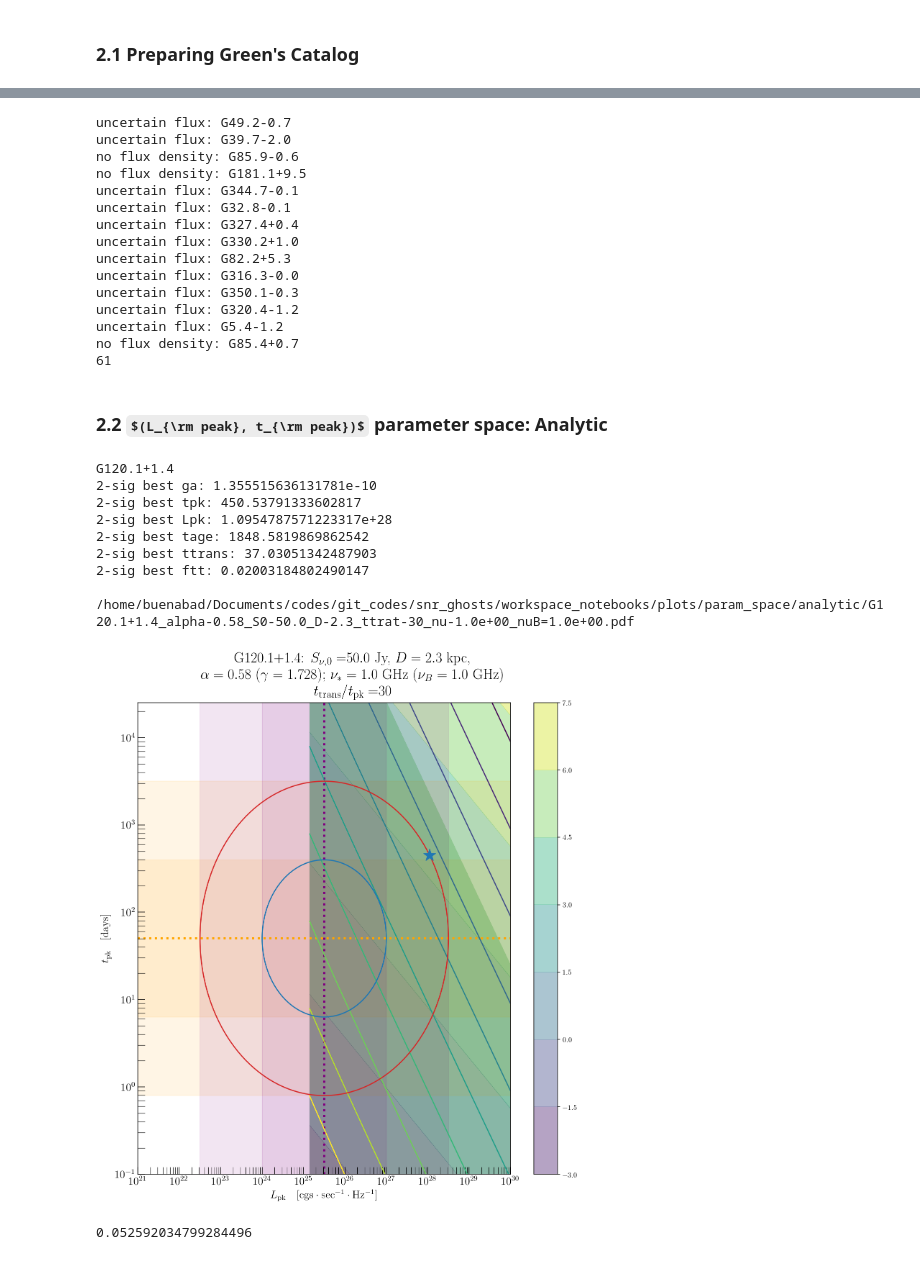
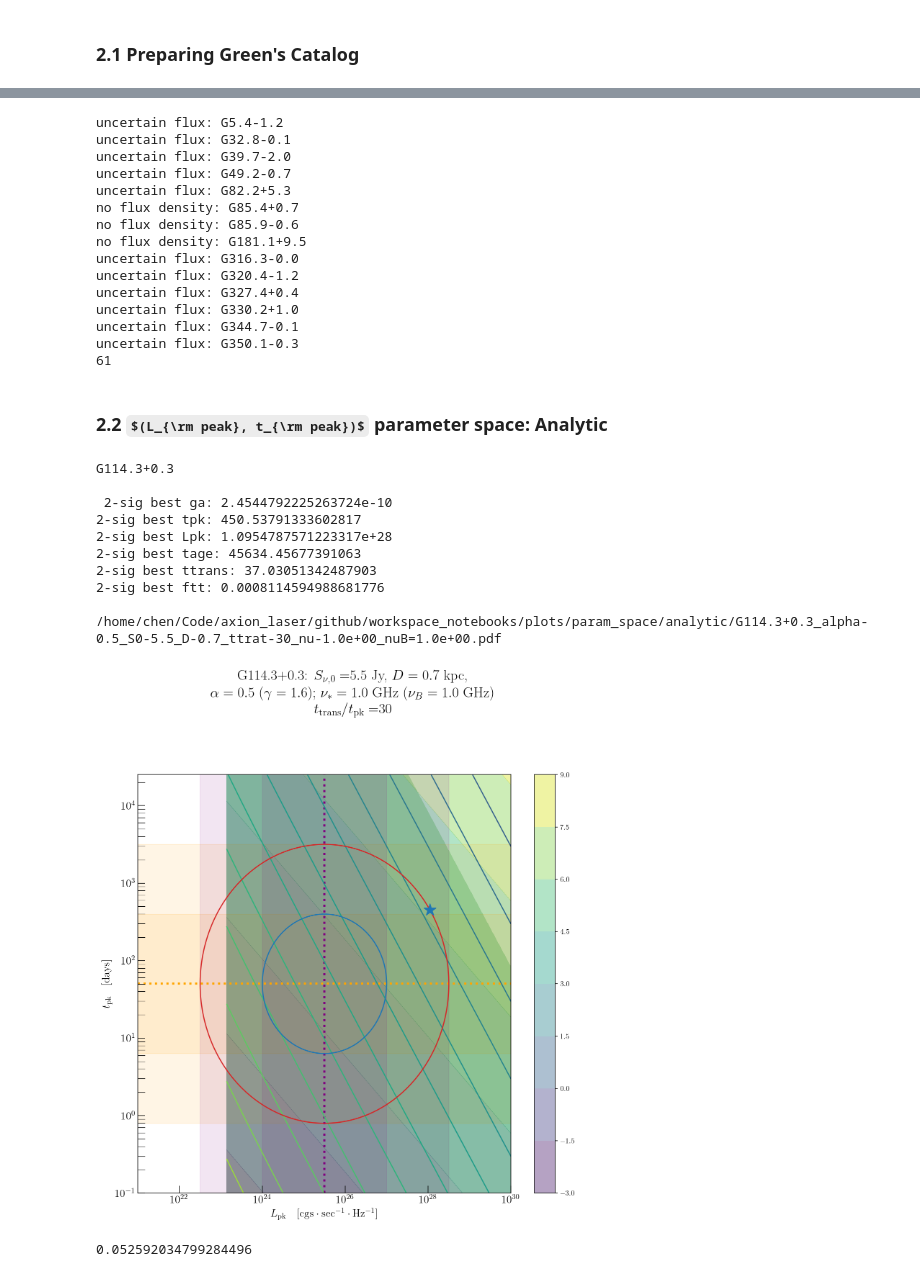
Before and after one commit to ManuelBuenAbad/snr_ghosts, a Jupyter notebook: workspace_notebooks/ws-8_param_space.ipynb, the cells around one changed output, grey strips where cells are left out. Saved outputs shown, nothing was run; the diff lists cells and outputs as text; code cells hidden in the pictures; some formulas as TeX source.

Commit message:
speed optimization; update of all ipynb notebooks; python 3 compatibility

```diff
--- a/workspace_notebooks/ws-8_param_space.ipynb
+++ b/workspace_notebooks/ws-8_param_space.ipynb
@@ -477,31 +475,31 @@ for name, snr in snrs_dct.items():
         continue
 
     if snr.get_flux_density() == -1:
-        print "no flux density:", name
+        print("no flux density:", name)
         continue
 
     if not snr.is_flux_certain:
-        print "uncertain flux:", name
+        print("uncertain flux:", name)
         continue
 
     snrs_cut[name] = snr
 
-print len(snrs_cut)
+print(len(snrs_cut))
 # %% [output]
+uncertain flux: G5.4-1.2
+uncertain flux: G32.8-0.1
+uncertain flux: G39.7-2.0
 uncertain flux: G49.2-0.7
-uncertain flux: G39.7-2.0
+uncertain flux: G82.2+5.3
+no flux density: G85.4+0.7
 no flux density: G85.9-0.6
 no flux density: G181.1+9.5
-uncertain flux: G344.7-0.1
-uncertain flux: G32.8-0.1
+uncertain flux: G316.3-0.0
+uncertain flux: G320.4-1.2
 uncertain flux: G327.4+0.4
 uncertain flux: G330.2+1.0
-uncertain flux: G82.2+5.3
-uncertain flux: G316.3-0.0
+uncertain flux: G344.7-0.1
 uncertain flux: G350.1-0.3
-uncertain flux: G320.4-1.2
-uncertain flux: G5.4-1.2
-no flux density: G85.4+0.7
 61
 # %% [markdown]
 ### 2.2 $(L_{\rm peak}, t_{\rm peak})$ parameter space: **Analytic**
@@ -529,7 +527,7 @@ deltaE_over_E = 1.e-3
 delta_nu = nu_pivot*deltaE_over_E # [GHz]
 # experiment:
 exper_mode = ap.SKA_exper_nu(nu_pivot)
-dish_area, window, Tr = ap.SKA_specs(nu_pivot, exper_mode)
+dish_area, window, Tr, _ = ap.SKA_specs(nu_pivot, exper_mode)
 
 # S/N ratio:
 sn_ratio_threshold = 2.
@@ -541,7 +539,7 @@ t_trans_over_t_peak = 30. # t_trans/t_peak ratio
 t_extra = 0. # [years] extra age to add
 # name = 'G65.3+5.7' # great reach!
 # name = 'G114.3+0.3' # best reach!
-name = choice(snrs_cut.keys())
+name = choice(list(snrs_cut.keys()))
 snr = snrs_cut[name]
 
 alpha = snr.alpha
@@ -674,47 +672,48 @@ ga_within = np.ma.masked_array(ga_Gr, mask=outside_2sig)
 idx_ga_lowest = ga_within.argmin()
 
 ga_2sig_best = (ga_Gr.flatten())[idx_ga_lowest]
 tpk_2sig_best = (tpk_Gr.flatten())[idx_ga_lowest]
 Lpk_2sig_best = (Lpk_Gr.flatten())[idx_ga_lowest]
 tage_2sig_best = (tage_Gr.flatten())[idx_ga_lowest]
 ftt_2sig_best = (ftt_Gr.flatten())[idx_ga_lowest]
 
-print name,
-print '\n', '2-sig best ga:', ga_2sig_best
-print '2-sig best tpk:', tpk_2sig_best
-print '2-sig best Lpk:', Lpk_2sig_best
-print '2-sig best tage:', tage_2sig_best
-print '2-sig best ttrans:', tage_2sig_best*ftt_2sig_best
-print '2-sig best ftt:', ftt_2sig_best, '\n'
+print(name,)
+print('\n', '2-sig best ga:', ga_2sig_best)
+print('2-sig best tpk:', tpk_2sig_best)
+print('2-sig best Lpk:', Lpk_2sig_best)
+print('2-sig best tage:', tage_2sig_best)
+print('2-sig best ttrans:', tage_2sig_best*ftt_2sig_best)
+print('2-sig best ftt:', ftt_2sig_best, '\n')
 
 ax.scatter(Lpk_2sig_best, tpk_2sig_best, s=300., zorder=10., marker='*')
 
 title = name+r": $S_{\nu, 0}=$"+r"${{{}}}$ Jy, ".format(S0)+r"$D={{{:.1f}}}$ kpc, ".format(distance)+"\n"+r"$\alpha = {{{}}}$ ".format(alpha)+"($\gamma = {{{}}}$); ".format(ap.gamma_from_alpha(alpha))+r"$\nu_* = {{{:.2}}}$ GHz".format(nu_pivot)+r" ($\nu_B = {{{:.2}}}$ GHz)".format(nu_Bietenholz)+"\n"+r"$t_{\rm trans}/t_{\rm pk} = $"+r"${{{}}}$".format(int(t_trans_over_t_peak));
 
 file_name = current_dir+"/plots/param_space/analytic/{}_alpha-{}_S0-{:.1f}_D-{:.1f}_ttrat-{}_nu-{:.1e}_nuB={:.1e}.pdf".format(name, alpha, S0, distance, int(t_trans_over_t_peak), nu_pivot, nu_Bietenholz).replace(" ", "")
-print file_name
+print(file_name)
 
 ax.set_ylabel(r"$t_{\rm pk}\quad[\mathrm{days}]$", fontsize=label_sz);
 ax.set_xlabel(r"$L_{\rm pk}\quad[\mathrm{cgs \cdot sec^{-1} \cdot Hz^{-1}}]$", fontsize=label_sz);
 ax.set_xscale("log");ax.set_yscale("log");
 ax.tick_params("both", which="both", labelsize=label_sz, direction="in", length=10.)
 
 # contourf(Lpk_arr, tpk_arr, log10(ftt_Gr), levels=[0., 100.], colors=['b'], alpha=0.2, zorder=-1)
 
 fig.suptitle(title, fontsize=title_sz, y=1.075);
 fig.tight_layout();
 # plt.savefig(file_name, bbox_inches="tight")
 # %% [output]
-G120.1+1.4
-2-sig best ga: 1.355515636131781e-10
+G114.3+0.3
+
+ 2-sig best ga: 2.4544792225263724e-10
 2-sig best tpk: 450.53791333602817
 2-sig best Lpk: 1.0954787571223317e+28
-2-sig best tage: 1848.5819869862542
+2-sig best tage: 45634.45677391063
 2-sig best ttrans: 37.03051342487903
-2-sig best ftt: 0.02003184802490147
+2-sig best ftt: 0.0008114594988681776
 
-/home/buenabad/Documents/codes/git_codes/snr_ghosts/workspace_notebooks/plots/param_space/analytic/G120.1+1.4_alpha-0.58_S0-50.0_D-2.3_ttrat-30_nu-1.0e+00_nuB=1.0e+00.pdf
+/home/chen/Code/axion_laser/github/workspace_notebooks/plots/param_space/analytic/G114.3+0.3_alpha-0.5_S0-5.5_D-0.7_ttrat-30_nu-1.0e+00_nuB=1.0e+00.pdf
-[figure, old version]
+[figure, new version]
 # %%
 (0.020749133546569924)**(1.76-1.)
 # %% [output]
```
Also changed, not shown: parts of 17 cells of this notebook, 11 other files.
